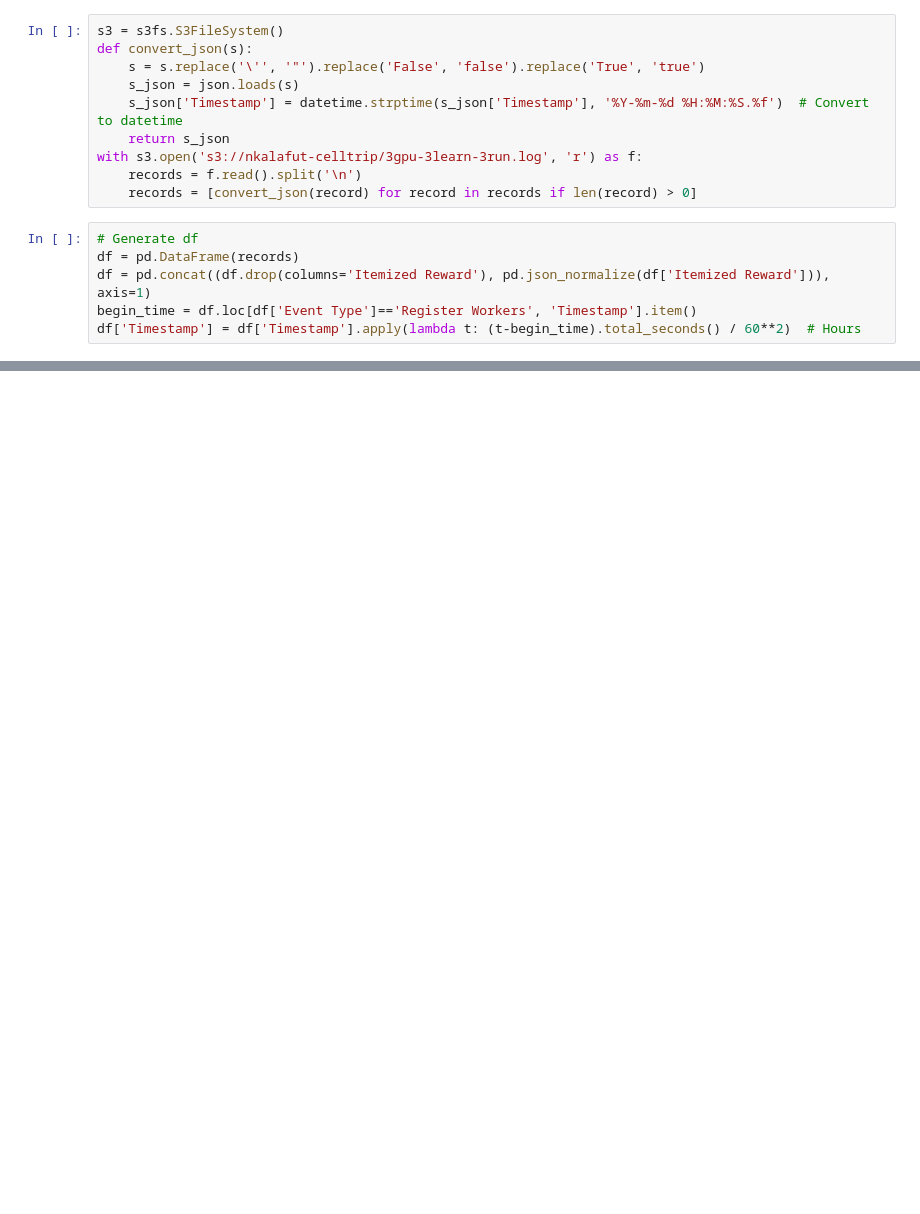
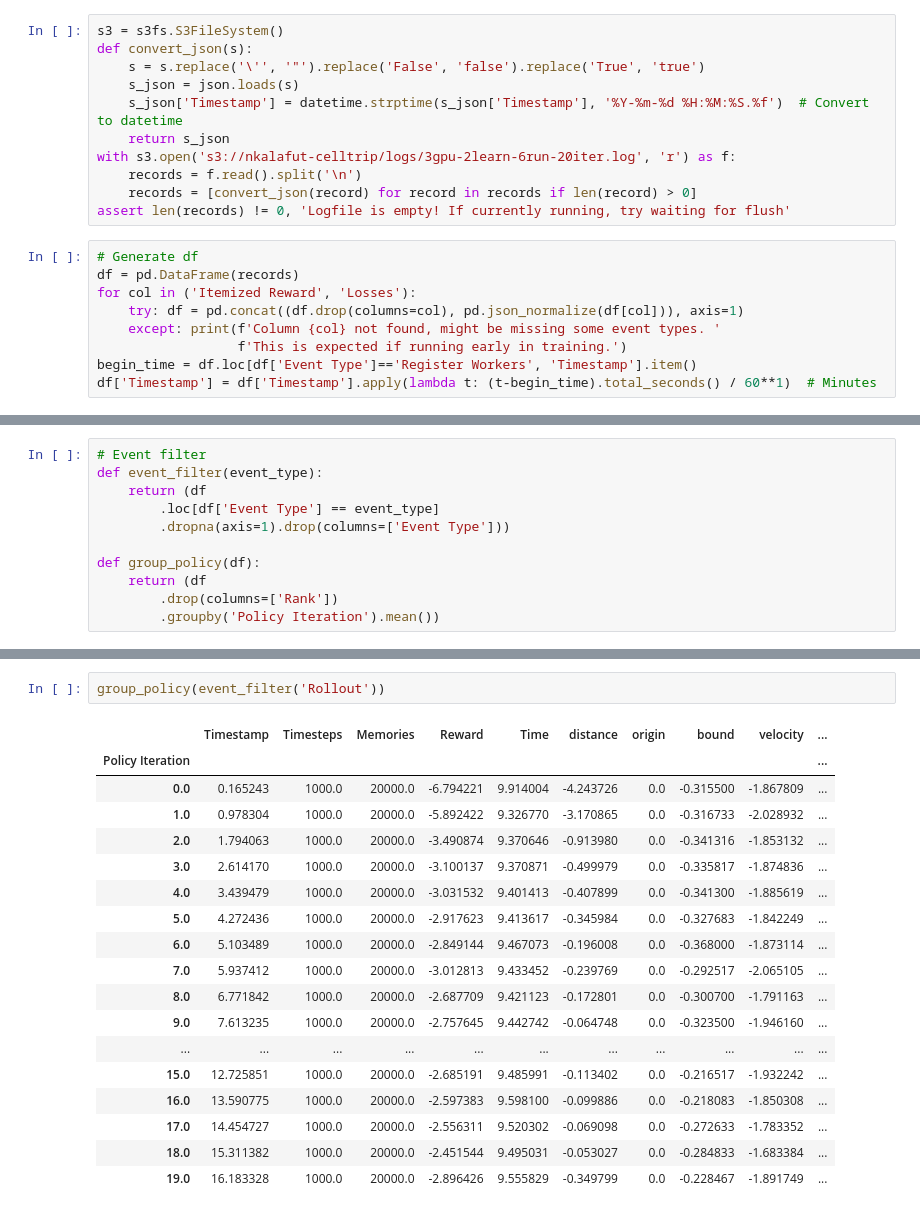
Before and after one commit to Oafish1/CellTRIP, a Jupyter notebook: scripts/runtime.ipynb, the cells around one changed output, grey strips where cells are left out. Saved outputs shown, nothing was run; the diff lists cells and outputs as text; blank space fills up the shorter version.

Commit message:
Cluster optimizations, QOL, s3-backed adata, script functionality, KL divergence early stopping, tuning

```diff
--- a/scripts/runtime.ipynb
+++ b/scripts/runtime.ipynb
@@ -17,12 +18,16 @@ def convert_json(s):
     s_json = json.loads(s)
     s_json['Timestamp'] = datetime.strptime(s_json['Timestamp'], '%Y-%m-%d %H:%M:%S.%f')  # Convert to datetime
     return s_json
-with s3.open('s3://nkalafut-celltrip/3gpu-3learn-3run.log', 'r') as f:
+with s3.open('s3://nkalafut-celltrip/logs/3gpu-2learn-6run-20iter.log', 'r') as f:
     records = f.read().split('\n')
     records = [convert_json(record) for record in records if len(record) > 0]
+assert len(records) != 0, 'Logfile is empty! If currently running, try waiting for flush'
 # %%
 # Generate df
 df = pd.DataFrame(records)
-df = pd.concat((df.drop(columns='Itemized Reward'), pd.json_normalize(df['Itemized Reward'])), axis=1)
+for col in ('Itemized Reward', 'Losses'):
+    try: df = pd.concat((df.drop(columns=col), pd.json_normalize(df[col])), axis=1)
+    except: print(f'Column {col} not found, might be missing some event types. '
+                  f'This is expected if running early in training.')
 begin_time = df.loc[df['Event Type']=='Register Workers', 'Timestamp'].item()
-df['Timestamp'] = df['Timestamp'].apply(lambda t: (t-begin_time).total_seconds() / 60**2)  # Hours
+df['Timestamp'] = df['Timestamp'].apply(lambda t: (t-begin_time).total_seconds() / 60**1)  # Minutes
@@ -59,0 +34,11 @@ JSON(records)
+# %%
+# Event filter
+def event_filter(event_type):
+    return (df
+        .loc[df['Event Type'] == event_type]
+        .dropna(axis=1).drop(columns=['Event Type']))
+
+def group_policy(df):
+    return (df
+        .drop(columns=['Rank'])
+        .groupby('Policy Iteration').mean())
@@ -59,0 +66,21 @@ JSON(records)
+# %%
+group_policy(event_filter('Rollout'))
+# %% [output]
+|  | Timestamp | Timesteps | Memories | Reward | Time | distance | origin | bound | velocity | ... |
+| Policy Iteration |  |  |  |  |  |  |  |  |  | ... |
+| 0.0 | 0.165243 | 1000.0 | 20000.0 | -6.794221 | 9.914004 | -4.243726 | 0.0 | -0.315500 | -1.867809 | ... |
+| 1.0 | 0.978304 | 1000.0 | 20000.0 | -5.892422 | 9.326770 | -3.170865 | 0.0 | -0.316733 | -2.028932 | ... |
+| 2.0 | 1.794063 | 1000.0 | 20000.0 | -3.490874 | 9.370646 | -0.913980 | 0.0 | -0.341316 | -1.853132 | ... |
+| 3.0 | 2.614170 | 1000.0 | 20000.0 | -3.100137 | 9.370871 | -0.499979 | 0.0 | -0.335817 | -1.874836 | ... |
+| 4.0 | 3.439479 | 1000.0 | 20000.0 | -3.031532 | 9.401413 | -0.407899 | 0.0 | -0.341300 | -1.885619 | ... |
+| 5.0 | 4.272436 | 1000.0 | 20000.0 | -2.917623 | 9.413617 | -0.345984 | 0.0 | -0.327683 | -1.842249 | ... |
+| 6.0 | 5.103489 | 1000.0 | 20000.0 | -2.849144 | 9.467073 | -0.196008 | 0.0 | -0.368000 | -1.873114 | ... |
+| 7.0 | 5.937412 | 1000.0 | 20000.0 | -3.012813 | 9.433452 | -0.239769 | 0.0 | -0.292517 | -2.065105 | ... |
+| 8.0 | 6.771842 | 1000.0 | 20000.0 | -2.687709 | 9.421123 | -0.172801 | 0.0 | -0.300700 | -1.791163 | ... |
+| 9.0 | 7.613235 | 1000.0 | 20000.0 | -2.757645 | 9.442742 | -0.064748 | 0.0 | -0.323500 | -1.946160 | ... |
+| ... | ... | ... | ... | ... | ... | ... | ... | ... | ... | ... |
+| 15.0 | 12.725851 | 1000.0 | 20000.0 | -2.685191 | 9.485991 | -0.113402 | 0.0 | -0.216517 | -1.932242 | ... |
+| 16.0 | 13.590775 | 1000.0 | 20000.0 | -2.597383 | 9.598100 | -0.099886 | 0.0 | -0.218083 | -1.850308 | ... |
+| 17.0 | 14.454727 | 1000.0 | 20000.0 | -2.556311 | 9.520302 | -0.069098 | 0.0 | -0.272633 | -1.783352 | ... |
+| 18.0 | 15.311382 | 1000.0 | 20000.0 | -2.451544 | 9.495031 | -0.053027 | 0.0 | -0.284833 | -1.683384 | ... |
+| 19.0 | 16.183328 | 1000.0 | 20000.0 | -2.896426 | 9.555829 | -0.349799 | 0.0 | -0.228467 | -1.891749 | ... |
```
Also changed, not shown: parts of 7 cells of this notebook, 13 other files.
